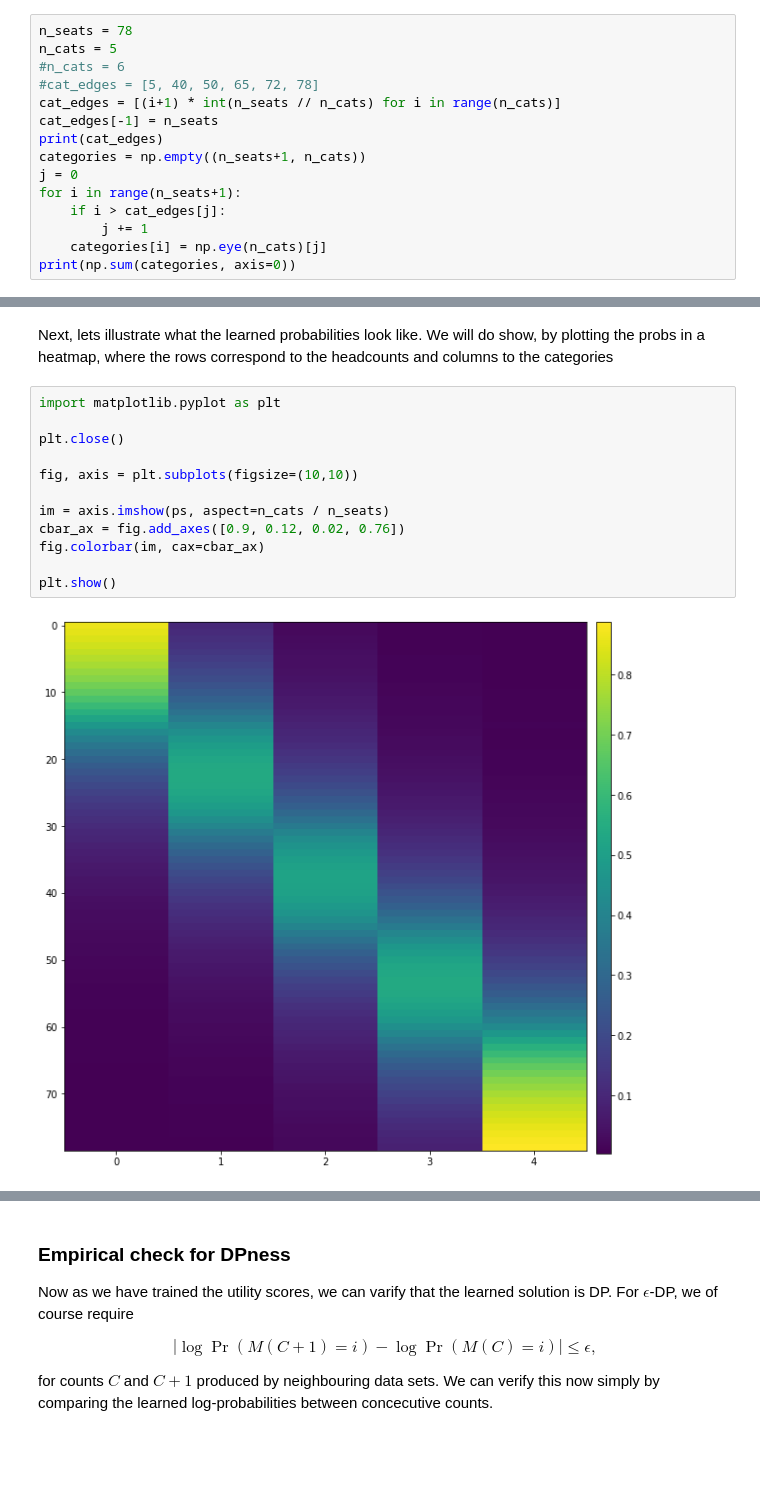
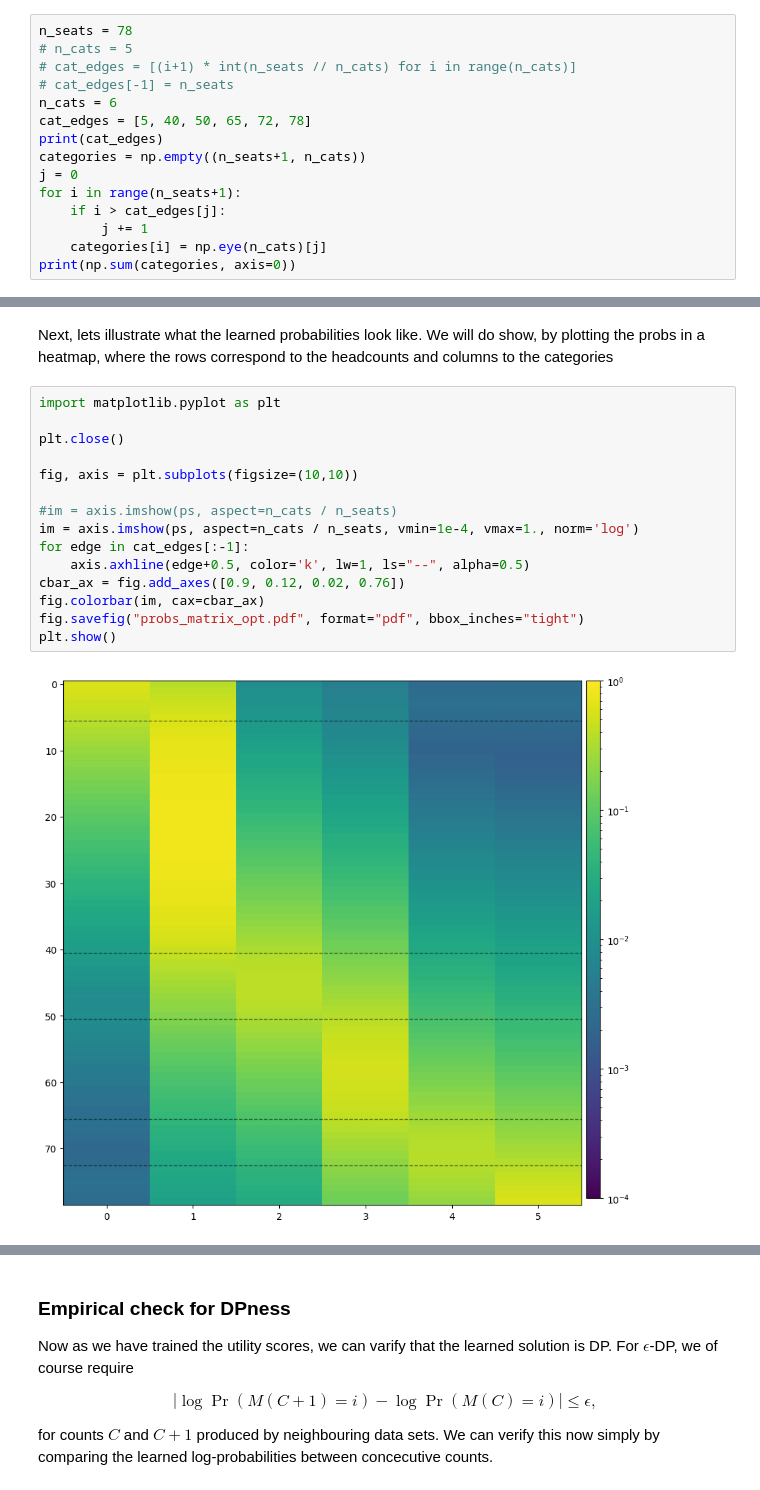
Before and after one commit to DPBayes/apc-anonymizer, a Jupyter notebook: simple_mechanisms/full_optimization_no_EM.ipynb, the cells around one changed output, grey strips where cells are left out. Cells and saved outputs as stored; diff of their text form; blank space fills up the shorter version.

```diff
--- a/simple_mechanisms/full_optimization_no_EM.ipynb
+++ b/simple_mechanisms/full_optimization_no_EM.ipynb
@@ -46,11 +46,11 @@ def loss(qs, categories, eps):
 Now replicate the setting described in the [Problem statement](https://github.com/tvv-lippu-ja-maksujarjestelma-oy/waltti-apc-anonymization-plan/blob/main/README.md)
 # %%
 n_seats = 78
-n_cats = 5
-#n_cats = 6
-#cat_edges = [5, 40, 50, 65, 72, 78]
-cat_edges = [(i+1) * int(n_seats // n_cats) for i in range(n_cats)]
-cat_edges[-1] = n_seats
+# n_cats = 5
+# cat_edges = [(i+1) * int(n_seats // n_cats) for i in range(n_cats)]
+# cat_edges[-1] = n_seats
+n_cats = 6
+cat_edges = [5, 40, 50, 65, 72, 78]
 print(cat_edges)
 categories = np.empty((n_seats+1, n_cats))
 j = 0
@@ -109,17 +109,20 @@ Next, lets illustrate what the learned probabilities look like. We will do show,
 # %%
 import matplotlib.pyplot as plt
 
 plt.close()
 
 fig, axis = plt.subplots(figsize=(10,10))
 
-im = axis.imshow(ps, aspect=n_cats / n_seats)
+#im = axis.imshow(ps, aspect=n_cats / n_seats)
+im = axis.imshow(ps, aspect=n_cats / n_seats, vmin=1e-4, vmax=1., norm='log')
+for edge in cat_edges[:-1]:
+    axis.axhline(edge+0.5, color='k', lw=1, ls="--", alpha=0.5)
 cbar_ax = fig.add_axes([0.9, 0.12, 0.02, 0.76])
 fig.colorbar(im, cax=cbar_ax)
-
+fig.savefig("probs_matrix_opt.pdf", format="pdf", bbox_inches="tight")
 plt.show()
 # %% [output]
-[figure, old version]
+[figure, new version]
 # %%
 ps[72]
 # %% [output]
```
Also changed, not shown: parts of 6 cells of this notebook.
